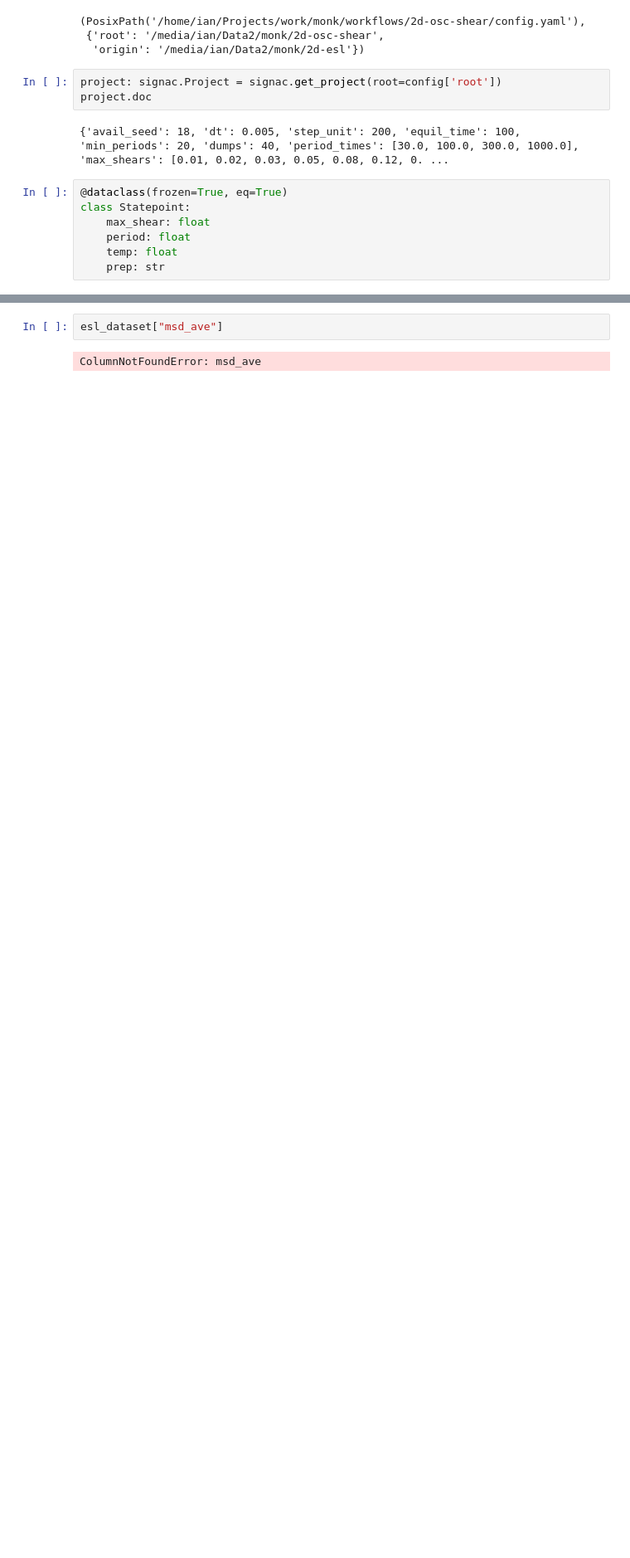
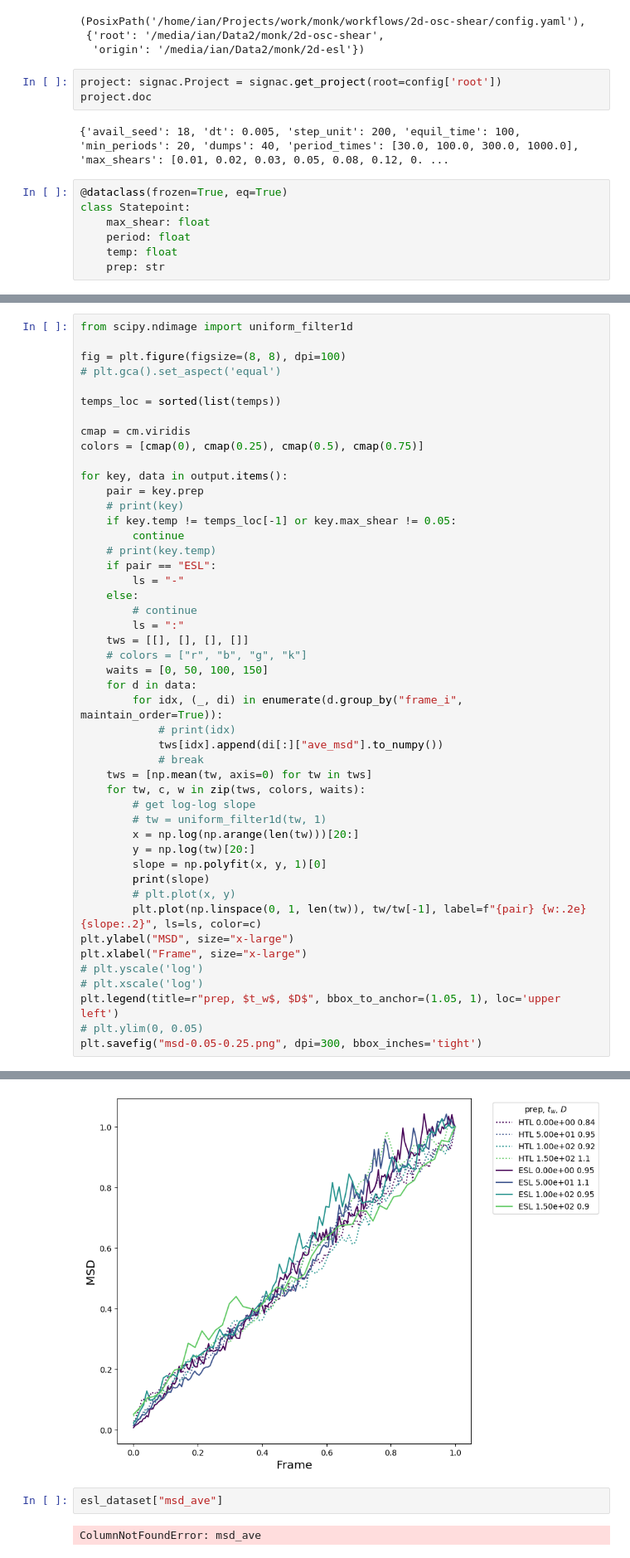
Before and after one commit to ianrgraham/monk, a Jupyter notebook: workflows/2d-osc-shear/notebooks/paper1-v1/paper1-figs-111723-longer-msd.ipynb, the cells around one changed output, grey strips where cells are left out. Shown at 83% size. Cells and saved outputs as stored; diff of their text form; blank space fills up the shorter version.

```diff
--- a/workflows/2d-osc-shear/notebooks/paper1-v1/paper1-figs-111723-longer-msd.ipynb
+++ b/workflows/2d-osc-shear/notebooks/paper1-v1/paper1-figs-111723-longer-msd.ipynb
@@ -303,0 +237,48 @@ polars.dataframe.frame.DataFrame
+# %%
+from scipy.ndimage import uniform_filter1d
+
+fig = plt.figure(figsize=(8, 8), dpi=100)
+# plt.gca().set_aspect('equal')
+
+temps_loc = sorted(list(temps))
+
+cmap = cm.viridis
+colors = [cmap(0), cmap(0.25), cmap(0.5), cmap(0.75)]
+
+for key, data in output.items():
+    pair = key.prep
+    # print(key)
+    if key.temp != temps_loc[-1] or key.max_shear != 0.05:
+        continue
+    # print(key.temp)
+    if pair == "ESL":
+        ls = "-"
+    else:
+        # continue
+        ls = ":"
+    tws = [[], [], [], []]
+    # colors = ["r", "b", "g", "k"]
+    waits = [0, 50, 100, 150]
+    for d in data:
+        for idx, (_, di) in enumerate(d.group_by("frame_i", maintain_order=True)):
+            # print(idx)
+            tws[idx].append(di[:]["ave_msd"].to_numpy())
+            # break
+    tws = [np.mean(tw, axis=0) for tw in tws]
+    for tw, c, w in zip(tws, colors, waits):
+        # get log-log slope
+        # tw = uniform_filter1d(tw, 1)
+        x = np.log(np.arange(len(tw)))[20:]
+        y = np.log(tw)[20:]
+        slope = np.polyfit(x, y, 1)[0]
+        print(slope)
+        # plt.plot(x, y)
+        plt.plot(np.linspace(0, 1, len(tw)), tw/tw[-1], label=f"{pair} {w:.2e} {slope:.2}", ls=ls, color=c)
+plt.ylabel("MSD", size="x-large")
+plt.xlabel("Frame", size="x-large")
+# plt.yscale('log')
+# plt.xscale('log')
+plt.legend(title=r"prep, $t_w$, $D$", bbox_to_anchor=(1.05, 1), loc='upper left')
+# plt.ylim(0, 0.05)
+plt.savefig("msd-0.05-0.25.png", dpi=300, bbox_inches='tight')
+# %% [output]
@@ -304,3 +293,4 @@ polars.dataframe.frame.DataFrame
+[figure, added]
 # %%
 esl_dataset["msd_ave"]
 # %% [output]
```
Also changed, not shown: parts of 18 cells of this notebook, 33 other files.
